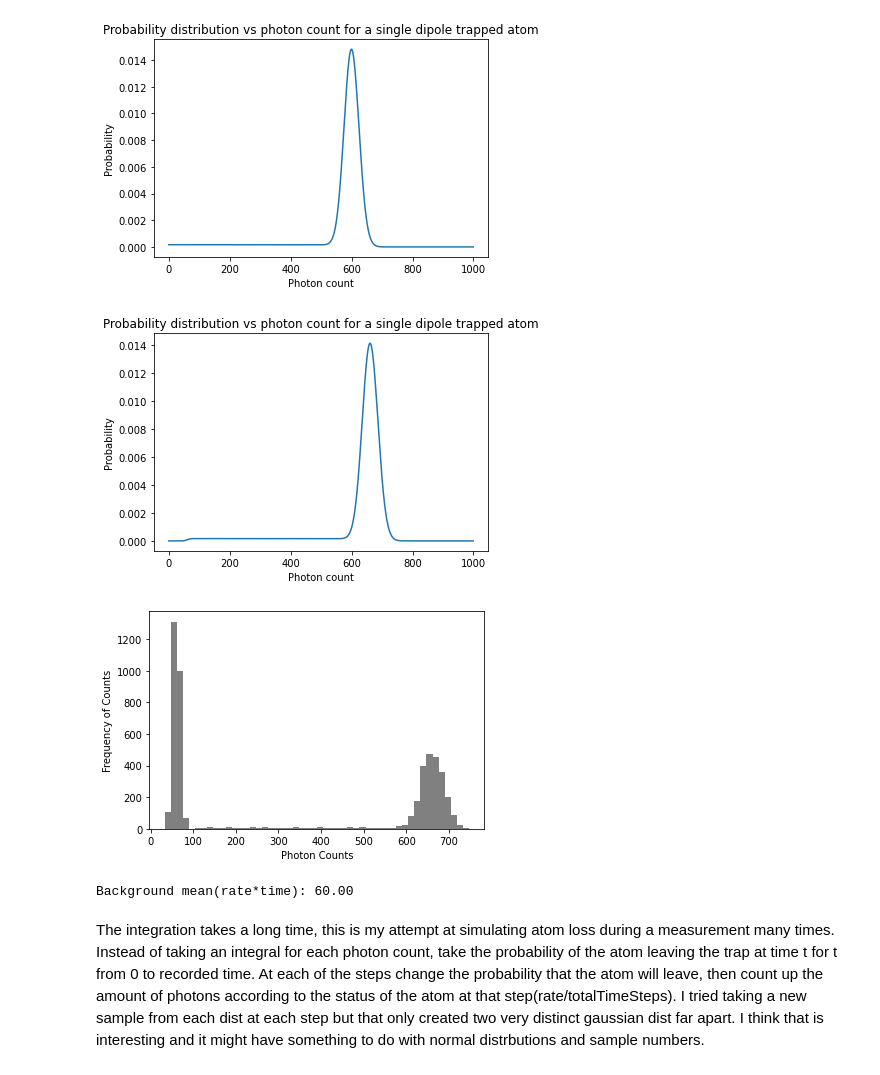
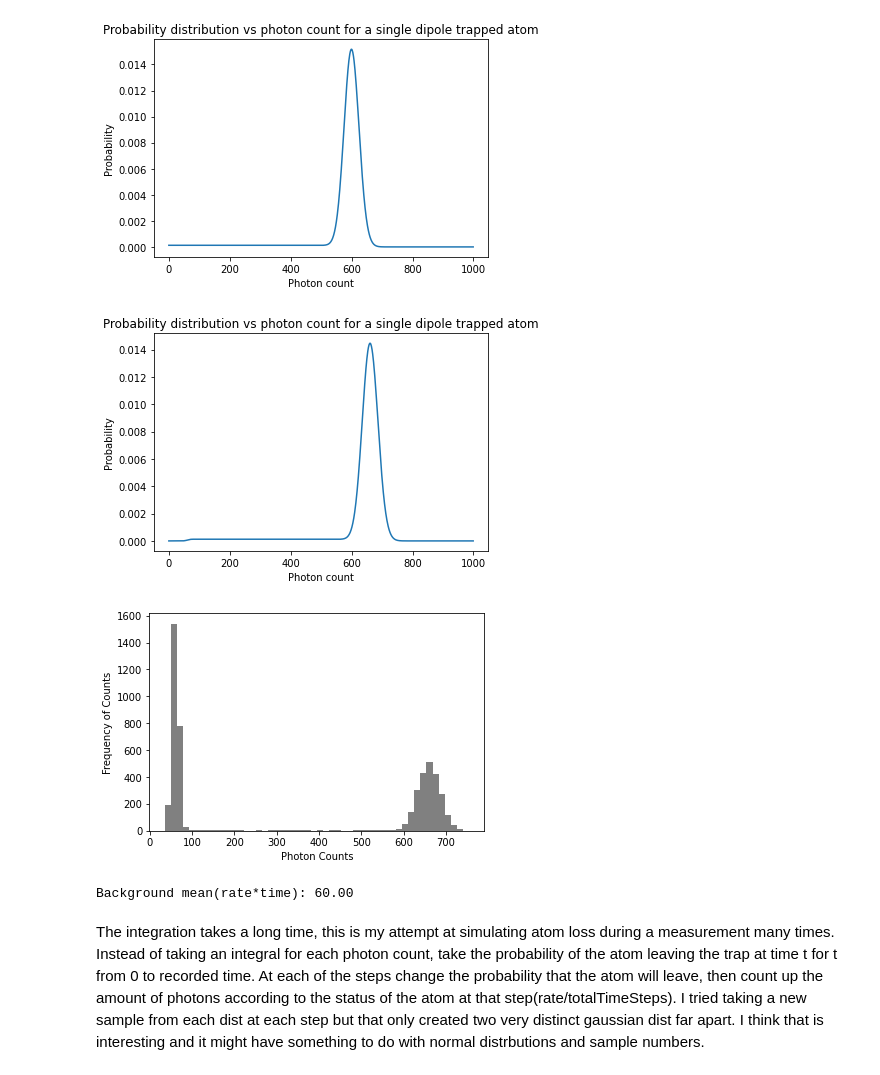
Before and after one commit to bpnordin/PhotonCount, a Jupyter notebook: Test.ipynb, the cells around one changed output. Cells and saved outputs as stored; diff of their text form; code cells hidden in the pictures.

```diff
--- a/Test.ipynb
+++ b/Test.ipynb
@@ -17,37 +17,37 @@ import importlib
 # %%
 #define the variables that determine how many photons are released
 recordTime = 60*10**-3  #s
 rateSingleAtom = 10*10**3  #Hz
 rateBackground = 1*10**3  #Hz
-lifetimeOfTrap =  600*10**-3  #s
+lifetimeOfTrap =  800*10**-3  #s
 #up to this many photons
 countEnd = 1000
 xx = np.arange(countEnd)
 #the background is just a poisson distribution
 probDistBack = poisson.pmf(xx,recordTime*rateBackground)
 #get the distribution, the integrals take longer then the rest of the code
 probDistSingle = singleAtom(recordTime,rateSingleAtom,lifetimeOfTrap,xx)
 plt.plot(xx,probDistSingle)
 plt.title("Probability distribution vs photon count for a single dipole trapped atom")
 plt.xlabel("Photon count")
 plt.ylabel("Probability")
 plt.show()
 #now convolve with background rate
 probDistSingle = convolve(probDistBack,probDistSingle)
 plt.plot(xx,probDistSingle)
 plt.title("Probability distribution vs photon count for a single dipole trapped atom")
 plt.xlabel("Photon count")
 plt.ylabel("Probability")
 plt.show()
 # %% [output]
-[figure, old version]
+[figure, new version]
-[figure, old version]
+[figure, new version]
 # %%
 hist = getHistogram(probDistBack,probDistSingle,xx)
 graph(hist,xx,p0=[1000, 50, 1, 400, 600, 5],fit = False)
 print ("Background mean(rate*time): %.2f" %(recordTime*rateBackground))
 # %% [output]
-[figure, old version]
+[figure, new version]
 Background mean(rate*time): 60.00
 # %% [markdown]
 The integration takes a long time, this is my attempt at simulating atom loss during a measurement many times. Instead of taking an integral for each photon count, take the probability of the atom leaving the trap at time t for t from 0 to recorded time. At each of the steps change the probability that the atom will leave, then count up the amount of photons according to the status of the atom at that step(rate/totalTimeSteps). I tried taking a new sample from each dist at each step but that only created two very distinct gaussian dist far apart. I think that is interesting and it might have something to do with normal distrbutions and sample numbers.
```
Also changed, not shown: parts of 5 cells of this notebook.
